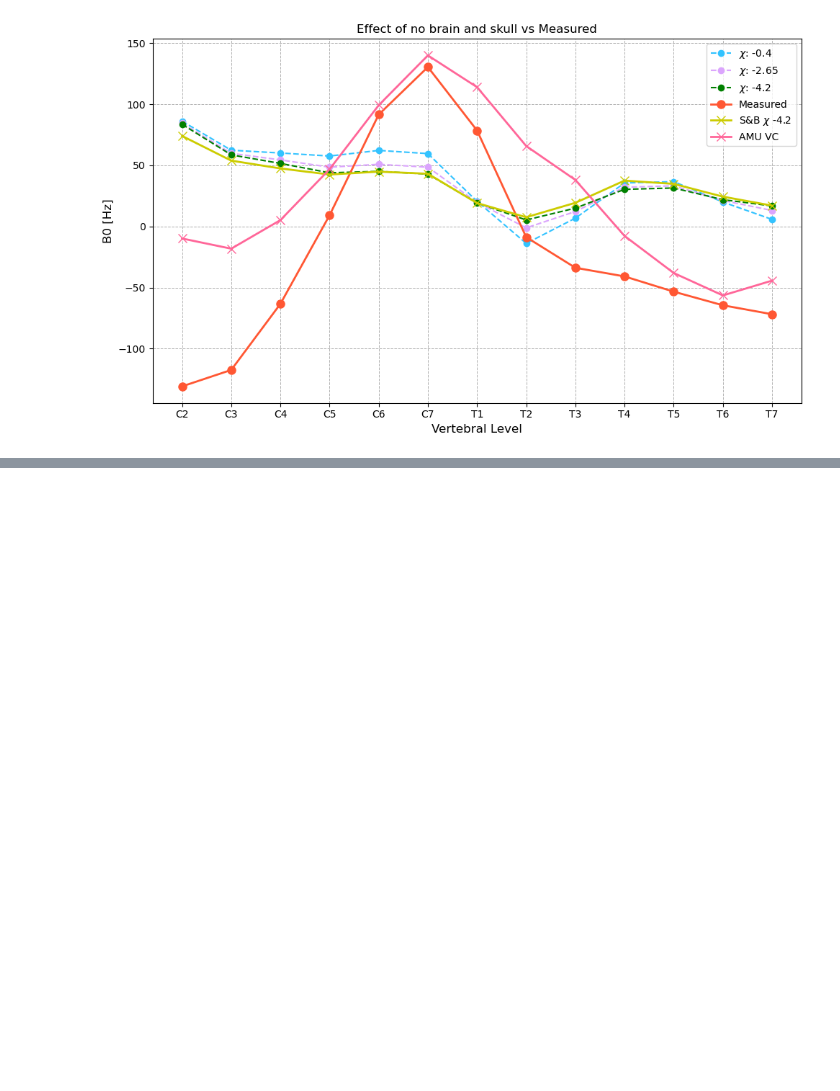
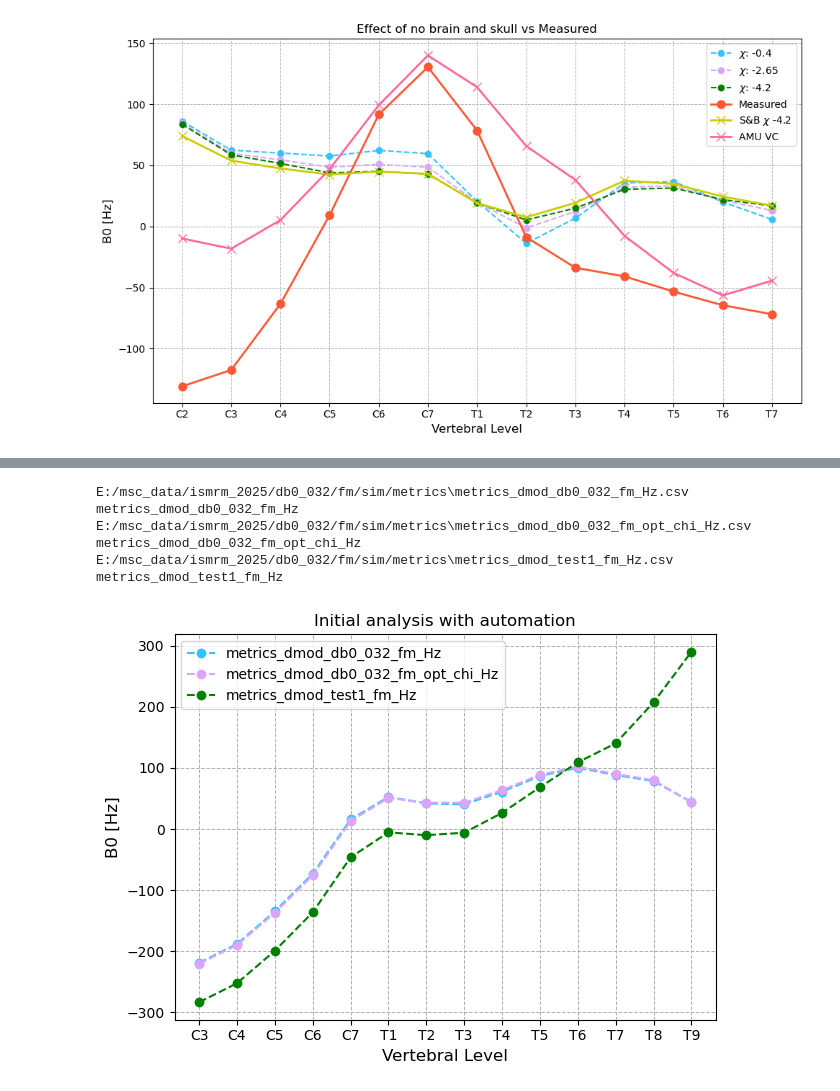
Before and after one commit to sriosq/Image-processing-strategies, a Jupyter notebook: compare_fieldmap/ismrm_code.ipynb, the cells around one changed output, grey strips where cells are left out. Saved outputs shown, nothing was run; the diff lists cells and outputs as text; code cells hidden in the pictures; blank space fills up the shorter version.

```diff
--- a/compare_fieldmap/ismrm_code.ipynb
+++ b/compare_fieldmap/ismrm_code.ipynb
@@ -187,7 +187,7 @@ for chi in chi_list:
     # Load fm and get data
     fm_ppm_img = nib.load(path_to_fm)
     fm_ppm_data = fm_ppm_img.get_fdata()
-    fm_Hz_data = convert_ppm_to_Hz(fm_ppm_img,B0=3)
+    fm_Hz_data = convert_img_ppm_to_Hz_data(fm_ppm_img,B0=3)
 
     # Once its in Hz, we have to demodulate it - average to zero in the mask -> Print and save
     demod_factor = np.mean(fm_Hz_data[demodulating_mask_data == 1])
@@ -319,0 +322,6 @@ path_to_ppm_fm_folder = "C:/Users/User/msc_project/Image-processing-strategies/c
+# %%
+path_to_fms = "E:/msc_data/ismrm_2025/db0_032/fm/sim/fms"
+path_to_dmod_mask = "E:/msc_data/ismrm_2025/db0_032/fm/sim/D2_D3_masks/cord_mask.nii.gz"
+path_to_labeled_cord = "E:/msc_data/ismrm_2025/db0_032/fm/sim/D2_D3_masks/cord_mask_labeled.nii.gz"
+path_to_metrics = "E:/msc_data/ismrm_2025/db0_032/fm/sim/D4_metrics"
+path_to_dmod_folder = "E:/msc_data/ismrm_2025/db0_032/fm/sim/dmod_sim"
@@ -319,0 +395,12 @@ path_to_ppm_fm_folder = "C:/Users/User/msc_project/Image-processing-strategies/c
+# %%
+phrase = "ppm"
+for filename in os.listdir(path_to_dmod_folder):
+    print(filename)
+    path_to_dmod_fm = os.path.join(path_to_dmod_folder, filename)
+    # Testing extract metric subprocess
+    if filename.endswith(".nii.gz"): # Maybe code for .nii later (not urgent)
+        base_name = filename[:-7]  # Remove the `.nii.gz`
+        extension = ".nii.gz"
+    updated_text = "metrics_" + base_name + ".csv"
+    outfn = os.path.join(path_to_metrics,updated_text)
+    extract_metrics(path_to_dmod_fm, path_to_dmod_mask, path_to_labeled_cord, outfn, method='wa', vert="3:16")
@@ -319,0 +425,40 @@ path_to_ppm_fm_folder = "C:/Users/User/msc_project/Image-processing-strategies/c
+# %%
+vertebrae_levels = ['C3', 'C4', 'C5', 'C6', 'C7', 'T1', 'T2', 'T3', 'T4', 'T5', 'T6', 'T7','T8','T9']
+colors = ['#33C3FF','#DBA5FD','#008000','#4d79ff','996633']
+color_index = 0
+for fn in os.listdir(path_to_metrics):
+
+    #print(fn)
+    metric_fn = os.path.join(path_to_metrics,fn)
+    print(metric_fn)
+    metric_df = pd.read_csv(metric_fn)
+
+    metric_values = metric_df['WA()']
+    metric_values = metric_values[::-1]
+
+    if fn.endswith(".csv"): # Maybe code for .nii later (not urgent)
+        base_name = fn[:-4]  # Remove the `.nii.gz`
+        extension = ".csv"
+
+    print(base_name)
+    plt.plot(vertebrae_levels, metric_values, marker = 'o', linestyle = '--', label = base_name, color = colors[color_index % len(colors)])
+    color_index += 1
+
+plt.title("Initial analysis with automation")
+plt.xlabel('Vertebral Level', fontsize=12)
+plt.ylabel('B0 [Hz]', fontsize=12)
+plt.legend()
+# Customize grid and display
+plt.grid(True, which='both', linestyle='--', linewidth=0.7)
+plt.tight_layout()
+
+# Show the plot
+plt.show()
+# %% [output]
+E:/msc_data/ismrm_2025/db0_032/fm/sim/metrics\metrics_dmod_db0_032_fm_Hz.csv
+metrics_dmod_db0_032_fm_Hz
+E:/msc_data/ismrm_2025/db0_032/fm/sim/metrics\metrics_dmod_db0_032_fm_opt_chi_Hz.csv
+metrics_dmod_db0_032_fm_opt_chi_Hz
+E:/msc_data/ismrm_2025/db0_032/fm/sim/metrics\metrics_dmod_test1_fm_Hz.csv
+metrics_dmod_test1_fm_Hz
+[figure, added]
```
Also changed, not shown: parts of 8 cells of this notebook, 6 other files.
